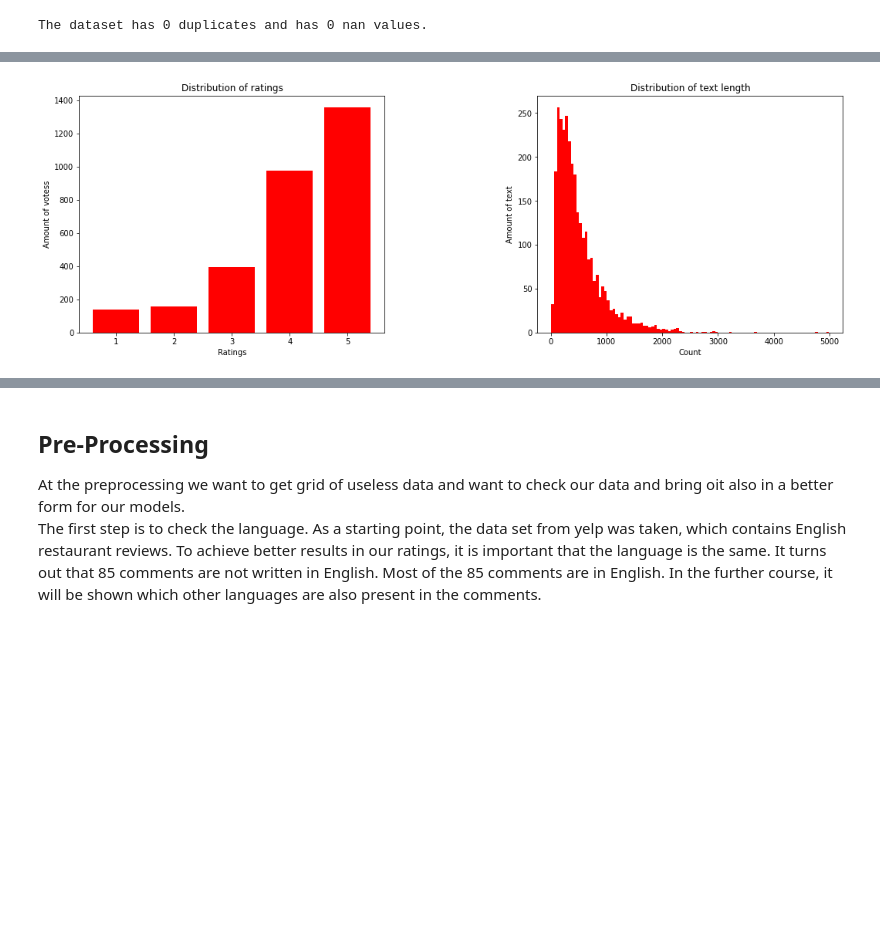
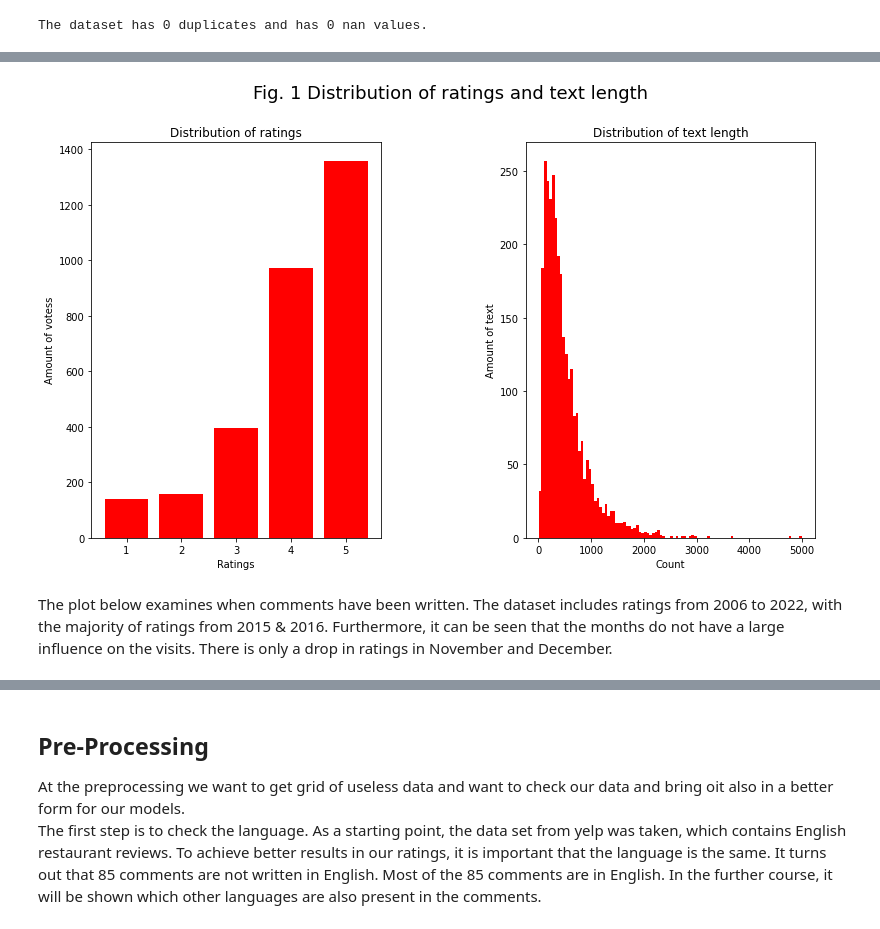
Before and after one commit to wuesten/Social-Media-Analysis-Exam-1, a Jupyter notebook: exam_part1.ipynb, the cells around one changed output, grey strips where cells are left out. Drawn from its saved outputs; the diff is of its cells as text; code cells hidden in the pictures; blank space fills up the shorter version.

```diff
--- a/exam_part1.ipynb
+++ b/exam_part1.ipynb
@@ -68,27 +91,33 @@ In the data analysis we want to get a picture of how the data is distributed. Th
 # %%
 yelp_reviews_ratings = yelp_reviews.groupby("stars").agg("count").reset_index()
 fig, ax = plt.subplots(1, 2)
-plt.subplots_adjust(left=None, bottom=None, right=1.5, top=0.9, wspace=0.5, hspace=None)
+plt.subplots_adjust(left=None, bottom=None, right=1.8, top=1.5, wspace=0.5, hspace=None)
+fig.suptitle(
+    "Fig. 1 Distribution of ratings and text length",
+    horizontalalignment="left",
+    y=fig.subplotpars.right - 00.1,
+    fontsize=18,
+)
 ax[0].bar(yelp_reviews_ratings.stars, yelp_reviews_ratings.url, color="r")
 # Bar Plot
 ax[0].set_ylabel("Amount of votess")
 ax[0].set_xlabel("Ratings")
 ax[0].set_title("Distribution of ratings")
 # 2. Plot
-yelp_reviews["amount_text"] = yelp_reviews["text"].apply(
-    lambda x: sum(word in x for word in x)
-)
+yelp_reviews["amount_text"] = yelp_reviews["text"].apply(lambda x: sum(word in x for word in x))
 
 ax[1].hist(yelp_reviews["amount_text"], bins=100, color="r")
 # Bar Plot
 ax[1].set_ylabel("Amount of text")
 ax[1].set_xlabel("Count")
 ax[1].set_title("Distribution of text length")
 # Save figure
-# plt.savefig("output/time_product_buy", bbox_inches="tight")
+plt.savefig("output/distribution_text_rating", bbox_inches="tight")
 # Show Plot
 
 plt.show()
 # %% [output]
-[figure, old version]
+[figure, new version]
+# %% [markdown]
+The plot below examines when comments have been written. The dataset includes ratings from 2006 to 2022, with the majority of ratings from 2015 & 2016. Furthermore, it can be seen that the months do not have a large influence on the visits. There is only a drop in ratings in November and December.
 # %%
```
Also changed, not shown: parts of 146 cells of this notebook, 1 other file.
